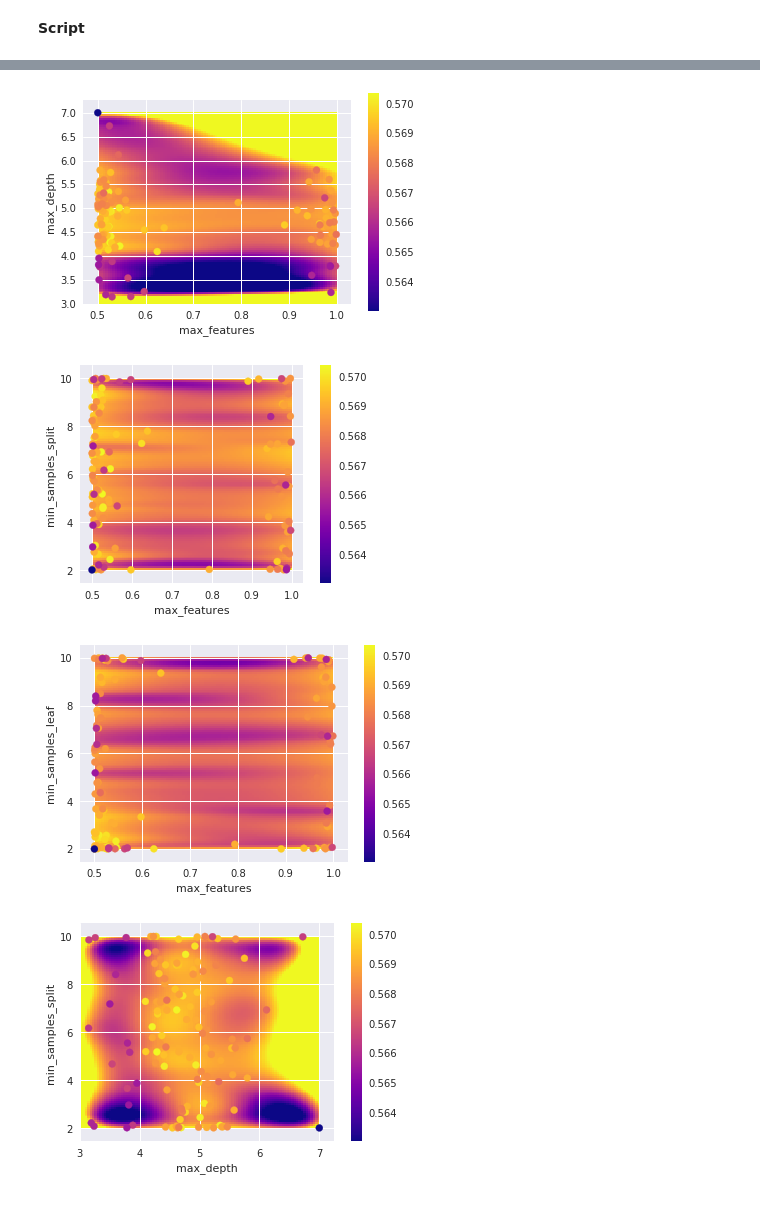
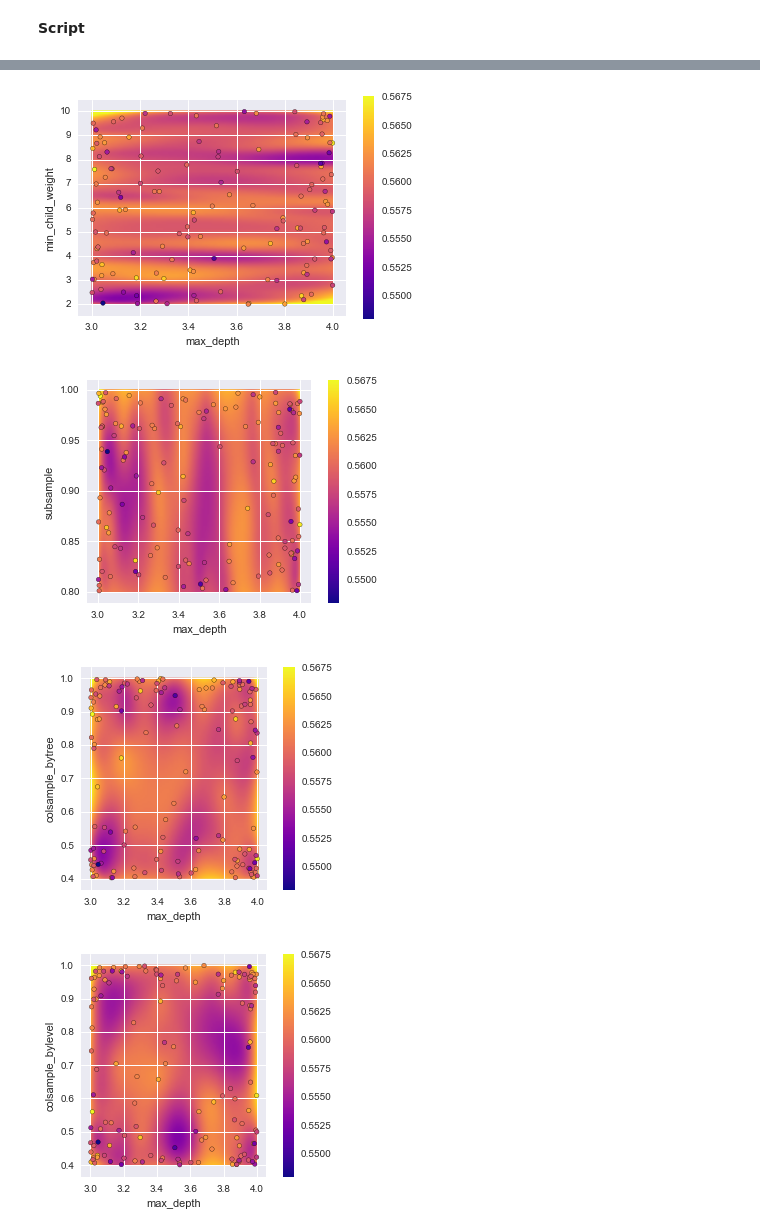
Before and after one commit to juliencohensolal/Merco, a Jupyter notebook: M_BO.ipynb, the cells around one changed output, grey strips where cells are left out. Drawn from its saved outputs; the diff is of its cells as text; code cells hidden in the pictures.

```diff
--- a/M_BO.ipynb
+++ b/M_BO.ipynb
@@ -217,6 +233,6 @@ display(y.head(2))
 # %%
 # Run optimization
-MODEL = "et"
+MODEL = "xg"
 start = time.time()
 bo = initBO()
 bo.maximize(init_points = 10, n_iter = 140, xi = 0.05)
@@ -266,40 +282,40 @@ display(history_df.head(10))
 # %%
 if (MODEL == "et") :
     graphBO(history_df, "max_features", "max_depth", et_max_features_min, et_max_features_max, et_max_depth_min, et_max_depth_max, 0.1)
     graphBO(history_df, "max_features", "min_samples_split", et_max_features_min, et_max_features_max, et_min_samples_split_min, et_min_samples_split_max, 0.06)
     graphBO(history_df, "max_features", "min_samples_leaf", et_max_features_min, et_max_features_max, et_min_samples_leaf_min, et_min_samples_leaf_max, 0.05)
     graphBO(history_df, "max_depth", "min_samples_split", et_max_depth_min, et_max_depth_max, et_min_samples_split_min, et_min_samples_split_max, 0.4)
     graphBO(history_df, "max_depth", "min_samples_leaf", et_max_depth_min, et_max_depth_max, et_min_samples_leaf_min, et_min_samples_leaf_max, 0.4)
     graphBO(history_df, "min_samples_split", "min_samples_leaf", et_min_samples_split_min, et_min_samples_split_max, et_min_samples_leaf_min, et_min_samples_leaf_max, 0.8)
 elif (MODEL == "xg") :
-    graphBO(history_df, "max_depth", "min_child_weight", xgb_max_depth_min, xgb_max_depth_max, xgb_min_child_weight_min, xgb_min_child_weight_max, 0.35)
-    graphBO(history_df, "max_depth", "subsample", xgb_max_depth_min, xgb_max_depth_max, xgb_subsample_min, xgb_subsample_max, 10)
-    graphBO(history_df, "max_depth", "colsample_bytree", xgb_max_depth_min, xgb_max_depth_max, xgb_colsample_bytree_min, xgb_colsample_bytree_max, 8)
-    graphBO(history_df, "max_depth", "colsample_bylevel", xgb_max_depth_min, xgb_max_depth_max, xgb_colsample_bylevel_min, xgb_colsample_bylevel_max, 8)
-    graphBO(history_df, "min_child_weight", "subsample", xgb_min_child_weight_min, xgb_min_child_weight_max, xgb_subsample_min, xgb_subsample_max, 20)
-    graphBO(history_df, "min_child_weight", "colsample_bytree", xgb_min_child_weight_min, xgb_min_child_weight_max, xgb_colsample_bytree_min, xgb_colsample_bytree_max, 18)
-    graphBO(history_df, "min_child_weight", "colsample_bylevel", xgb_min_child_weight_min, xgb_min_child_weight_max, xgb_colsample_bylevel_min, xgb_colsample_bylevel_max, 18)
-    graphBO(history_df, "subsample", "colsample_bytree", xgb_subsample_min, xgb_subsample_max, xgb_colsample_bytree_min, xgb_colsample_bytree_max, 0.8)
-    graphBO(history_df, "subsample", "colsample_bylevel", xgb_subsample_min, xgb_subsample_max, xgb_colsample_bylevel_min, xgb_colsample_bylevel_max, 0.8)
+    graphBO(history_df, "max_depth", "min_child_weight", xgb_max_depth_min, xgb_max_depth_max, xgb_min_child_weight_min, xgb_min_child_weight_max, 0.1)
+    graphBO(history_df, "max_depth", "subsample", xgb_max_depth_min, xgb_max_depth_max, xgb_subsample_min, xgb_subsample_max, 5)
+    graphBO(history_df, "max_depth", "colsample_bytree", xgb_max_depth_min, xgb_max_depth_max, xgb_colsample_bytree_min, xgb_colsample_bytree_max, 2)
+    graphBO(history_df, "max_depth", "colsample_bylevel", xgb_max_depth_min, xgb_max_depth_max, xgb_colsample_bylevel_min, xgb_colsample_bylevel_max, 2)
+    graphBO(history_df, "min_child_weight", "subsample", xgb_min_child_weight_min, xgb_min_child_weight_max, xgb_subsample_min, xgb_subsample_max, 25)
+    graphBO(history_df, "min_child_weight", "colsample_bytree", xgb_min_child_weight_min, xgb_min_child_weight_max, xgb_colsample_bytree_min, xgb_colsample_bytree_max, 10)
+    graphBO(history_df, "min_child_weight", "colsample_bylevel", xgb_min_child_weight_min, xgb_min_child_weight_max, xgb_colsample_bylevel_min, xgb_colsample_bylevel_max, 12)
+    graphBO(history_df, "subsample", "colsample_bytree", xgb_subsample_min, xgb_subsample_max, xgb_colsample_bytree_min, xgb_colsample_bytree_max, 0.3)
+    graphBO(history_df, "subsample", "colsample_bylevel", xgb_subsample_min, xgb_subsample_max, xgb_colsample_bylevel_min, xgb_colsample_bylevel_max, 0.3)
     graphBO(history_df, "colsample_bytree", "colsample_bylevel", xgb_colsample_bytree_min, xgb_colsample_bytree_max, xgb_colsample_bylevel_min, xgb_colsample_bylevel_max, 1)
 else :
     graphBO(history_df, "max_depth", "num_leaves", max_depth_min, max_depth_max, num_leaves_min, num_leaves_max, 0.2)
     graphBO(history_df, "max_depth", "min_data_in_leaf", max_depth_min, max_depth_max, min_data_in_leaf_min, min_data_in_leaf_max, 0.2)
     graphBO(history_df, "max_depth", "feature_fraction", max_depth_min, max_depth_max, feature_fraction_min, feature_fraction_max, 8)
     graphBO(history_df, "max_depth", "bagging_fraction", max_depth_min, max_depth_max, bagging_fraction_min, bagging_fraction_max, 8)
     graphBO(history_df, "max_depth", "bagging_freq", max_depth_min, max_depth_max, bagging_freq_min, bagging_freq_max, 0.1)
     graphBO(history_df, "num_leaves", "min_data_in_leaf", num_leaves_min, num_leaves_max, min_data_in_leaf_min, min_data_in_leaf_max, 1)
     graphBO(history_df, "num_leaves", "feature_fraction", num_leaves_min, num_leaves_max, feature_fraction_min, feature_fraction_max, 25)
     graphBO(history_df, "num_leaves", "bagging_fraction", num_leaves_min, num_leaves_max, bagging_fraction_min, bagging_fraction_max, 25)
     graphBO(history_df, "num_leaves", "bagging_freq", num_leaves_min, num_leaves_max, bagging_freq_min, bagging_freq_max, 0.4)
     graphBO(history_df, "min_data_in_leaf", "feature_fraction", min_data_in_leaf_min, min_data_in_leaf_max, feature_fraction_min, feature_fraction_max, 25)
     graphBO(history_df, "min_data_in_leaf", "bagging_fraction", min_data_in_leaf_min, min_data_in_leaf_max, bagging_fraction_min, bagging_fraction_max, 25)
     graphBO(history_df, "min_data_in_leaf", "bagging_freq", min_data_in_leaf_min, min_data_in_leaf_max, bagging_freq_min, bagging_freq_max, 0.5)
     graphBO(history_df, "feature_fraction", "bagging_fraction", feature_fraction_min, feature_fraction_max, bagging_fraction_min, bagging_fraction_max, 1)
     graphBO(history_df, "feature_fraction", "bagging_freq", feature_fraction_min, feature_fraction_max, bagging_freq_min, bagging_freq_max, 0.01)
     graphBO(history_df, "bagging_fraction", "bagging_freq", bagging_fraction_min, bagging_fraction_max, bagging_freq_min, bagging_freq_max, 0.01)
 # %% [output]
-[figure, old version]
+[figure, new version]
-[figure, old version]
+[figure, new version]
-[figure, old version]
+[figure, new version]
-[figure, old version]
+[figure, new version]
```
Also changed, not shown: parts of 6 cells of this notebook, 4 other files.
